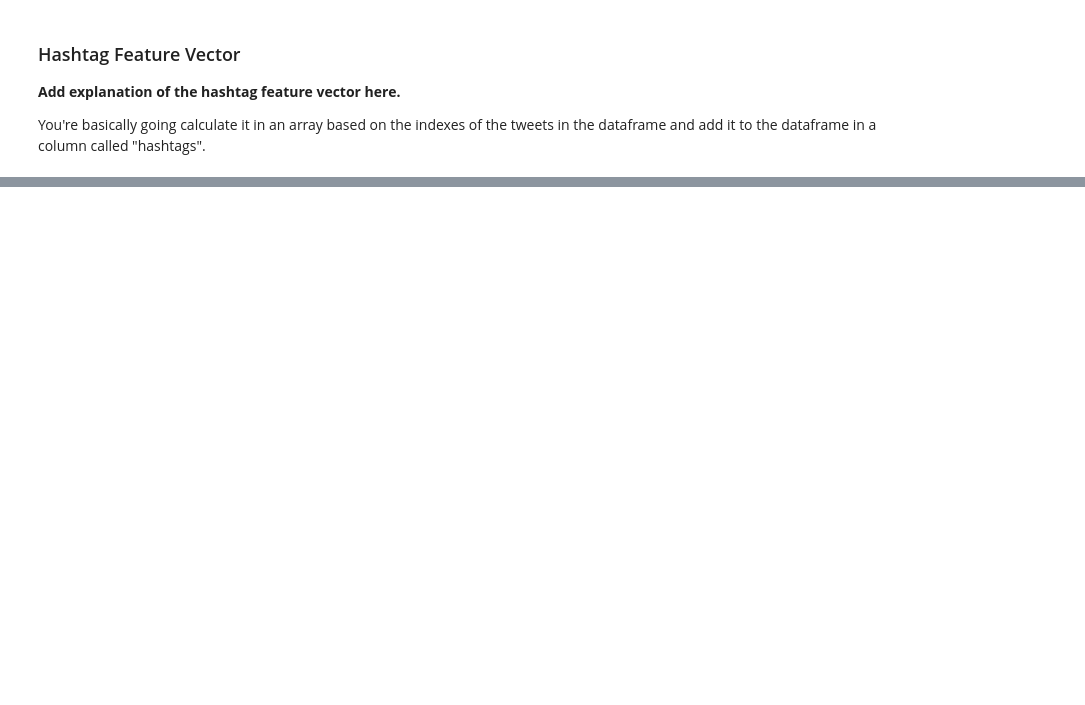
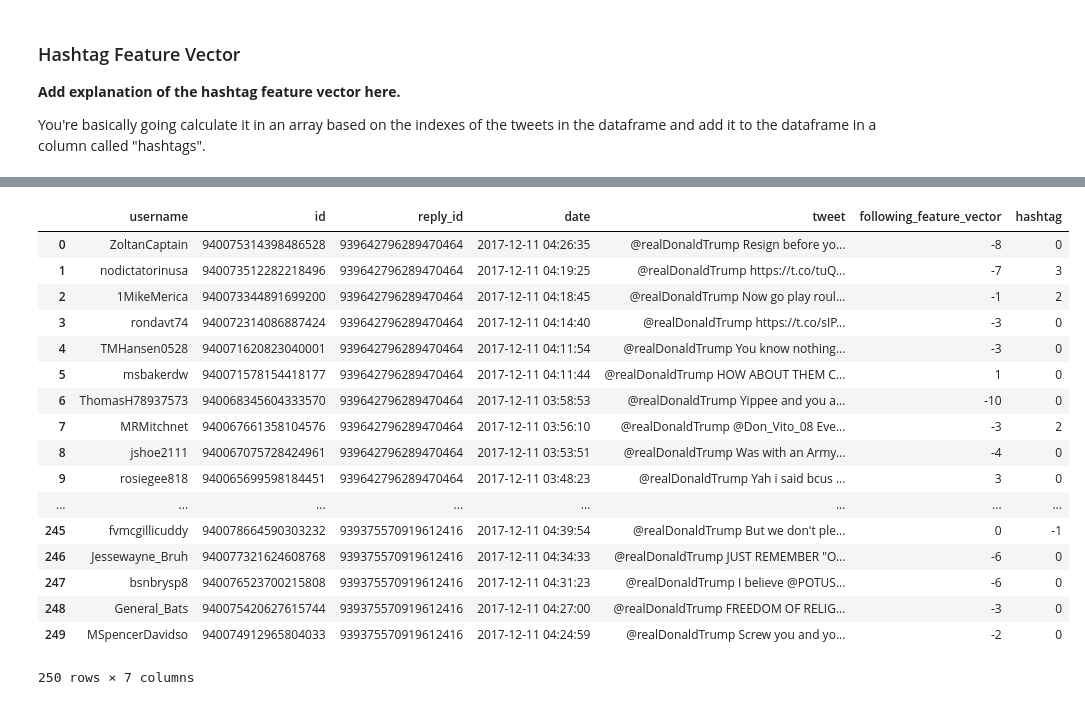
Before and after one commit to sarah-bullard/cmsc320-finalproject, a Jupyter notebook: cmsc320finalproject.ipynb, the cells around one changed output, grey strips where cells are left out. Saved outputs shown, nothing was run; the diff lists cells and outputs as text; code cells hidden in the pictures; blank space fills up the shorter version.

Commit message:
Pushed adding the database with hashtag feature vector values.

```diff
--- a/cmsc320finalproject.ipynb
+++ b/cmsc320finalproject.ipynb
@@ -436,0 +470,40 @@ You're basically going calculate it in an array based on the indexes of the twee
+# %%
+
+def get_hashtag_alignment(username):
+    filename = "user_tweets/" + username + "_tweets.csv"
+    curr_db = pd.read_csv(filename)
+
+    hashtags = []
+
+    for _, x in curr_db.iterrows():
+        tweet = x['text']
+
+        words = tweet.split(' ')
+
+        for w in words:
+            w = w[2:]
+            if (w.startswith("#")):
+                new_w = w[1:]
+                hashtags.append(new_w)
+
+
+    alignment = 0
+
+    for x in hashtags:
+        if (x.lower() in right_hashtags):
+            alignment += 1
+        elif (x.lower() in left_hashtags):
+            alignment -= 1
+
+    return alignment
+# %%
+alignments = []
+
+for u in user_list:
+    try:
+        print("Getting hashtag alignment for ", u, " ...", end="")
+        alignments.append(get_hashtag_alignment(u))
+        print("done.")
+    except FileNotFoundError:
+        alignments.append("N/A")
+        print("No file found for ", u, "; continuing.")
@@ -436,0 +528,22 @@ You're basically going calculate it in an array based on the indexes of the twee
+# %%
+data_donald_replies_with_following_feature['hashtag'] = alignments
+data_donald_replies_with_following_feature
+# %% [output]
+|  | username | id | reply_id | date | tweet | following_feature_vector | hashtag |
+| 0 | ZoltanCaptain | 940075314398486528 | 939642796289470464 | 2017-12-11 04:26:35 | @realDonaldTrump Resign before yo... | -8 | 0 |
+| 1 | nodictatorinusa | 940073512282218496 | 939642796289470464 | 2017-12-11 04:19:25 | @realDonaldTrump https://t.co/tuQ... | -7 | 3 |
+| 2 | 1MikeMerica | 940073344891699200 | 939642796289470464 | 2017-12-11 04:18:45 | @realDonaldTrump Now go play roul... | -1 | 2 |
+| 3 | rondavt74 | 940072314086887424 | 939642796289470464 | 2017-12-11 04:14:40 | @realDonaldTrump https://t.co/sIP... | -3 | 0 |
+| 4 | TMHansen0528 | 940071620823040001 | 939642796289470464 | 2017-12-11 04:11:54 | @realDonaldTrump You know nothing... | -3 | 0 |
+| 5 | msbakerdw | 940071578154418177 | 939642796289470464 | 2017-12-11 04:11:44 | @realDonaldTrump HOW ABOUT THEM C... | 1 | 0 |
+| 6 | ThomasH78937573 | 940068345604333570 | 939642796289470464 | 2017-12-11 03:58:53 | @realDonaldTrump Yippee and you a... | -10 | 0 |
+| 7 | MRMitchnet | 940067661358104576 | 939642796289470464 | 2017-12-11 03:56:10 | @realDonaldTrump @Don_Vito_08 Eve... | -3 | 2 |
+| 8 | jshoe2111 | 940067075728424961 | 939642796289470464 | 2017-12-11 03:53:51 | @realDonaldTrump Was with an Army... | -4 | 0 |
+| 9 | rosiegee818 | 940065699598184451 | 939642796289470464 | 2017-12-11 03:48:23 | @realDonaldTrump Yah i said bcus ... | 3 | 0 |
+| ... | ... | ... | ... | ... | ... | ... | ... |
+| 245 | fvmcgillicuddy | 940078664590303232 | 939375570919612416 | 2017-12-11 04:39:54 | @realDonaldTrump But we don't ple... | 0 | -1 |
+| 246 | Jessewayne_Bruh | 940077321624608768 | 939375570919612416 | 2017-12-11 04:34:33 | @realDonaldTrump JUST REMEMBER "O... | -6 | 0 |
+| 247 | bsnbrysp8 | 940076523700215808 | 939375570919612416 | 2017-12-11 04:31:23 | @realDonaldTrump I believe @POTUS... | -6 | 0 |
+| 248 | General_Bats | 940075420627615744 | 939375570919612416 | 2017-12-11 04:27:00 | @realDonaldTrump FREEDOM OF RELIG... | -3 | 0 |
+| 249 | MSpencerDavidso | 940074912965804033 | 939375570919612416 | 2017-12-11 04:24:59 | @realDonaldTrump Screw you and yo... | -2 | 0 |
+250 rows × 7 columns
```
Also changed, not shown: parts of 5 cells of this notebook, 3 other files.
